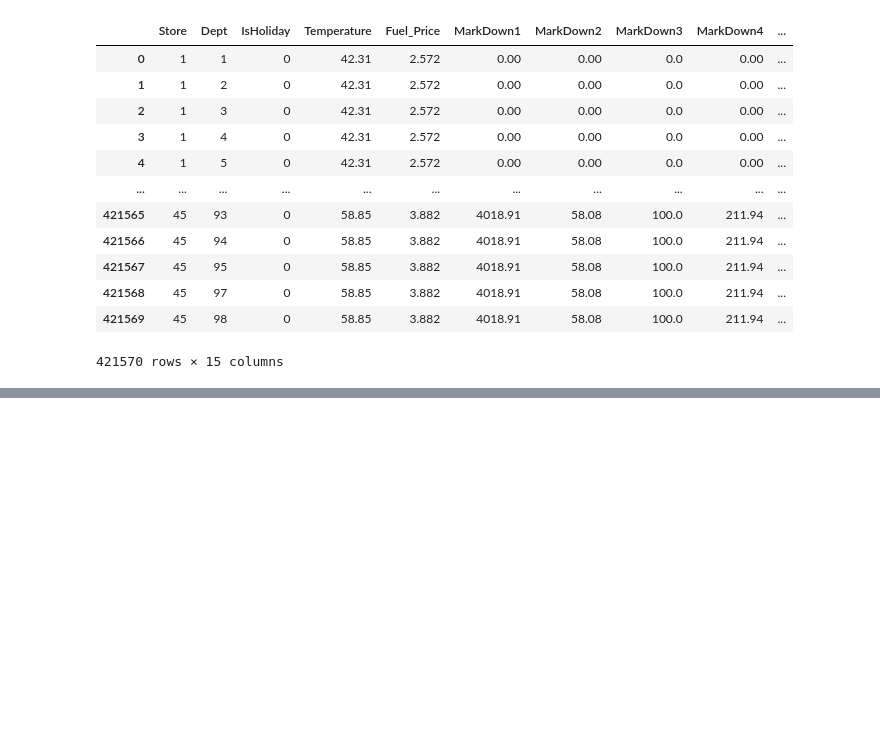
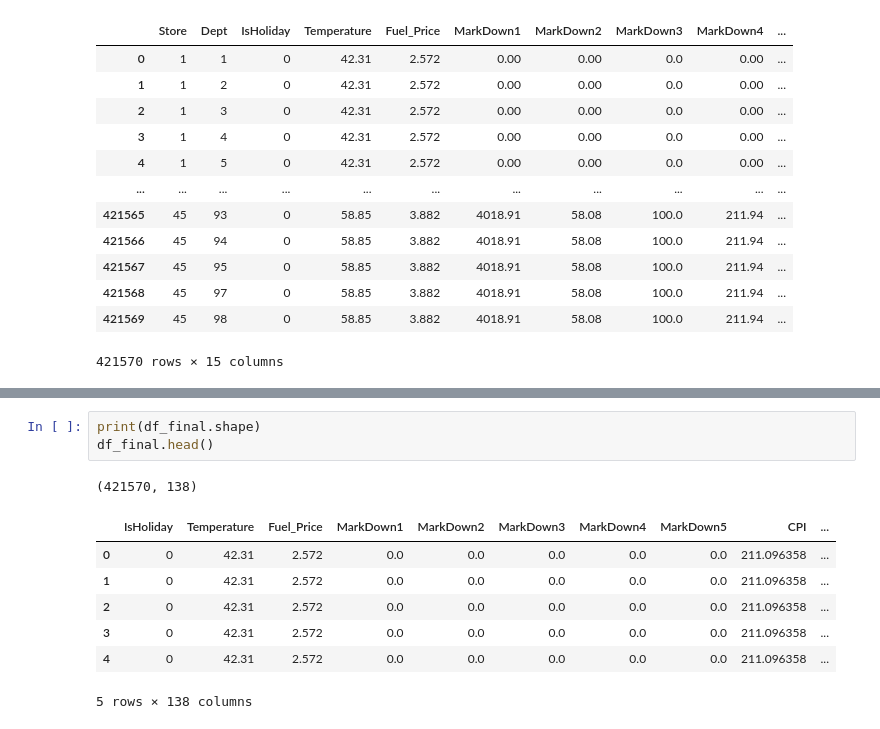
Before and after one commit to RomanRosa/retail_sales_prediction, a Jupyter notebook: xgboost_sales_prediction.ipynb, the cells around one changed output, grey strips where cells are left out. Drawn from its saved outputs; the diff is of its cells as text; blank space fills up the shorter version.

```diff
--- a/xgboost_sales_prediction.ipynb
+++ b/xgboost_sales_prediction.ipynb
@@ -729,0 +760,12 @@ df_final
+# %%
+print(df_final.shape)
+df_final.head()
+# %% [output]
+(421570, 138)
+|  | IsHoliday | Temperature | Fuel_Price | MarkDown1 | MarkDown2 | MarkDown3 | MarkDown4 | MarkDown5 | CPI | ... |
+| 0 | 0 | 42.31 | 2.572 | 0.0 | 0.0 | 0.0 | 0.0 | 0.0 | 211.096358 | ... |
+| 1 | 0 | 42.31 | 2.572 | 0.0 | 0.0 | 0.0 | 0.0 | 0.0 | 211.096358 | ... |
+| 2 | 0 | 42.31 | 2.572 | 0.0 | 0.0 | 0.0 | 0.0 | 0.0 | 211.096358 | ... |
+| 3 | 0 | 42.31 | 2.572 | 0.0 | 0.0 | 0.0 | 0.0 | 0.0 | 211.096358 | ... |
+| 4 | 0 | 42.31 | 2.572 | 0.0 | 0.0 | 0.0 | 0.0 | 0.0 | 211.096358 | ... |
+5 rows × 138 columns
```
Also changed, not shown: parts of 8 cells of this notebook.
